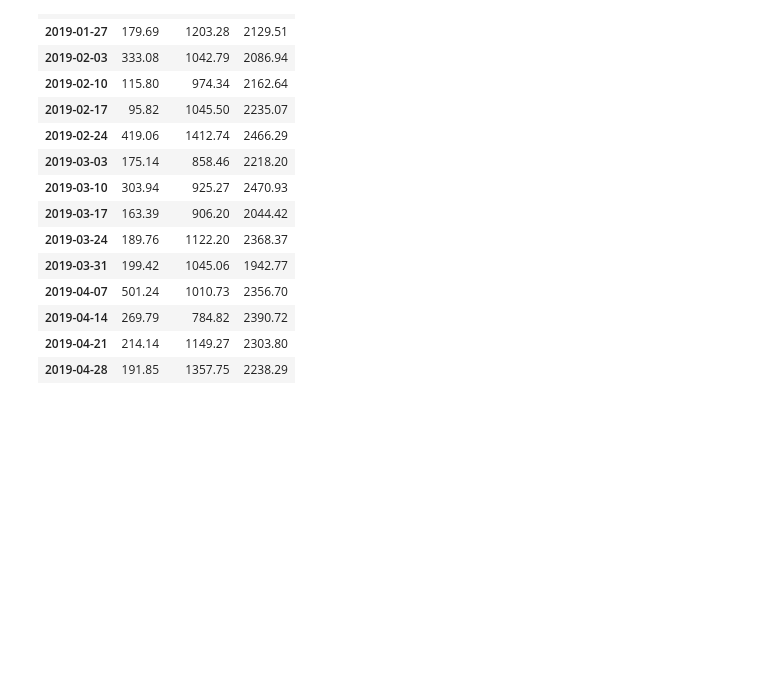
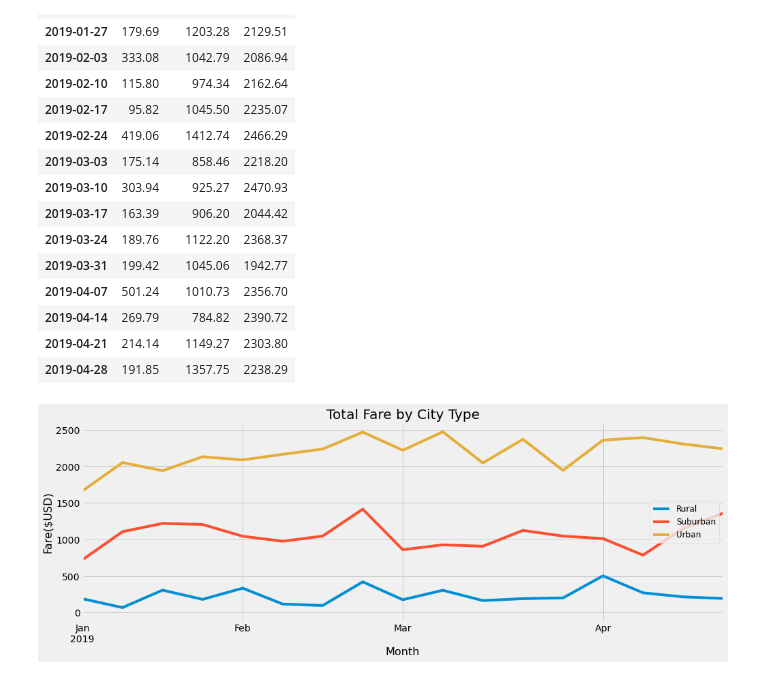
Before and after one commit to kylegross/PyBer_Analysis, a Jupyter notebook: PyBer_Challenge.ipynb, the cells around one changed output. Saved outputs shown, nothing was run; the diff lists cells and outputs as text; code cells hidden in the pictures; blank space fills up the shorter version.

```diff
--- a/PyBer_Challenge.ipynb
+++ b/PyBer_Challenge.ipynb
@@ -251,14 +251,22 @@ weekly_fares_df
 # %%
 # 16. Using the object-oriented interface method, plot the resample DataFrame using the df.plot() function.
 
 # Import the style from Matplotlib.
 import matplotlib
 from matplotlib import style
-df = sum_of_fares
+df = weekly_fares_df
 
 # Use the graph style fivethirtyeight.
 style.use('fivethirtyeight')
 ax = df.plot(figsize = (15,5))
-ax.set_title('Total Weekly Fare by City Type',fontsize=16)
-ax.set_xlabel('Month',fontsize=12)
-ax.set_ylabel('Fare ($USD)',fontsize=12)
+ax.set_title('Total Fare by City Type',fontsize=20)
+ax.set_xlabel('Month',fontsize=16)
+ax.set_ylabel('Fare($USD)',fontsize=16)
+ax.plot(sum_of_fares['Urban'],marker='*',color='gold')
+ax.plot(sum_of_fares['Suburban'],marker='*',color='red')
+ax.plot(sum_of_fares['Rural'],marker='*',color='skyblue')
+ax.legend(loc='right',prop={'size':12})
+
+plt.savefig('Analysis/PyBer_fare_summary.png')
+# %% [output]
+[figure, added]
```
Also changed, not shown: 1 other file.
